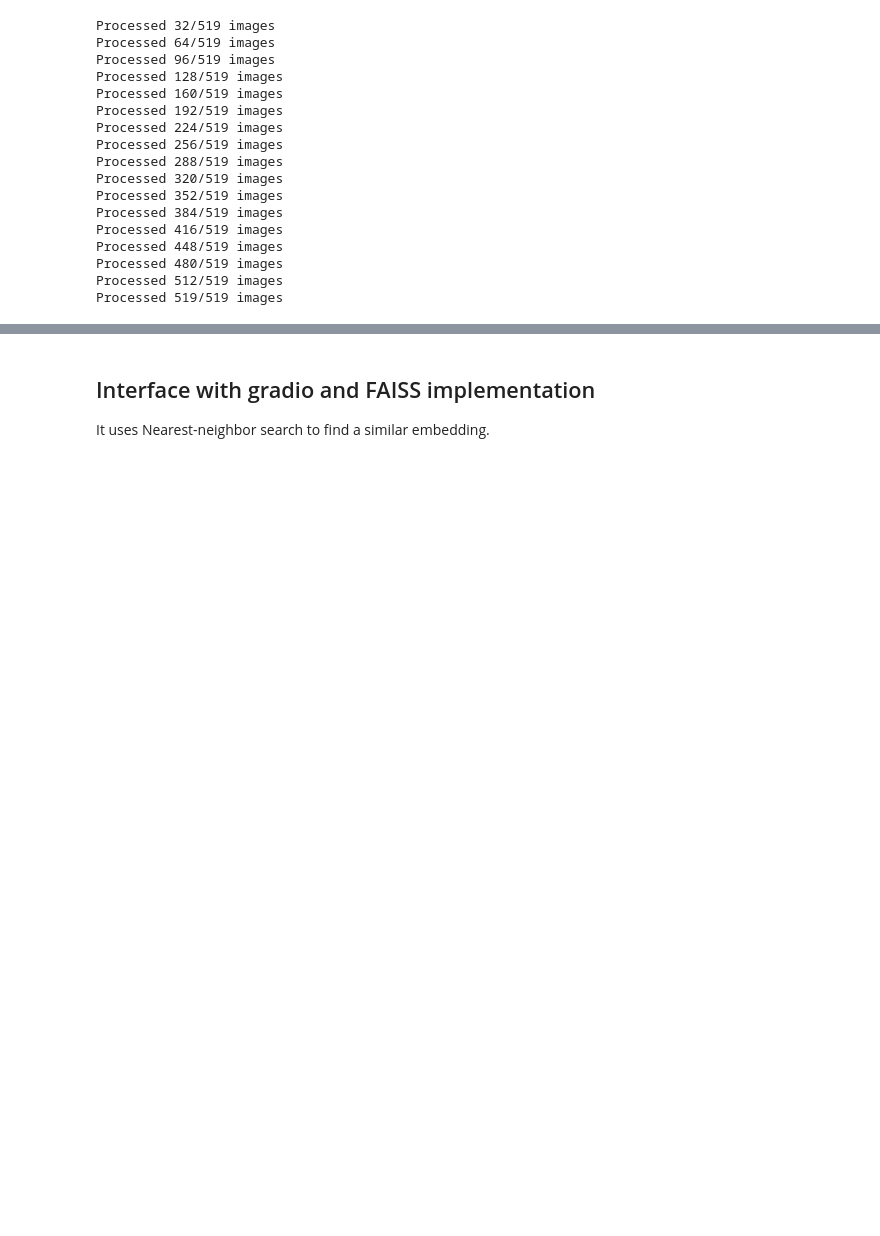
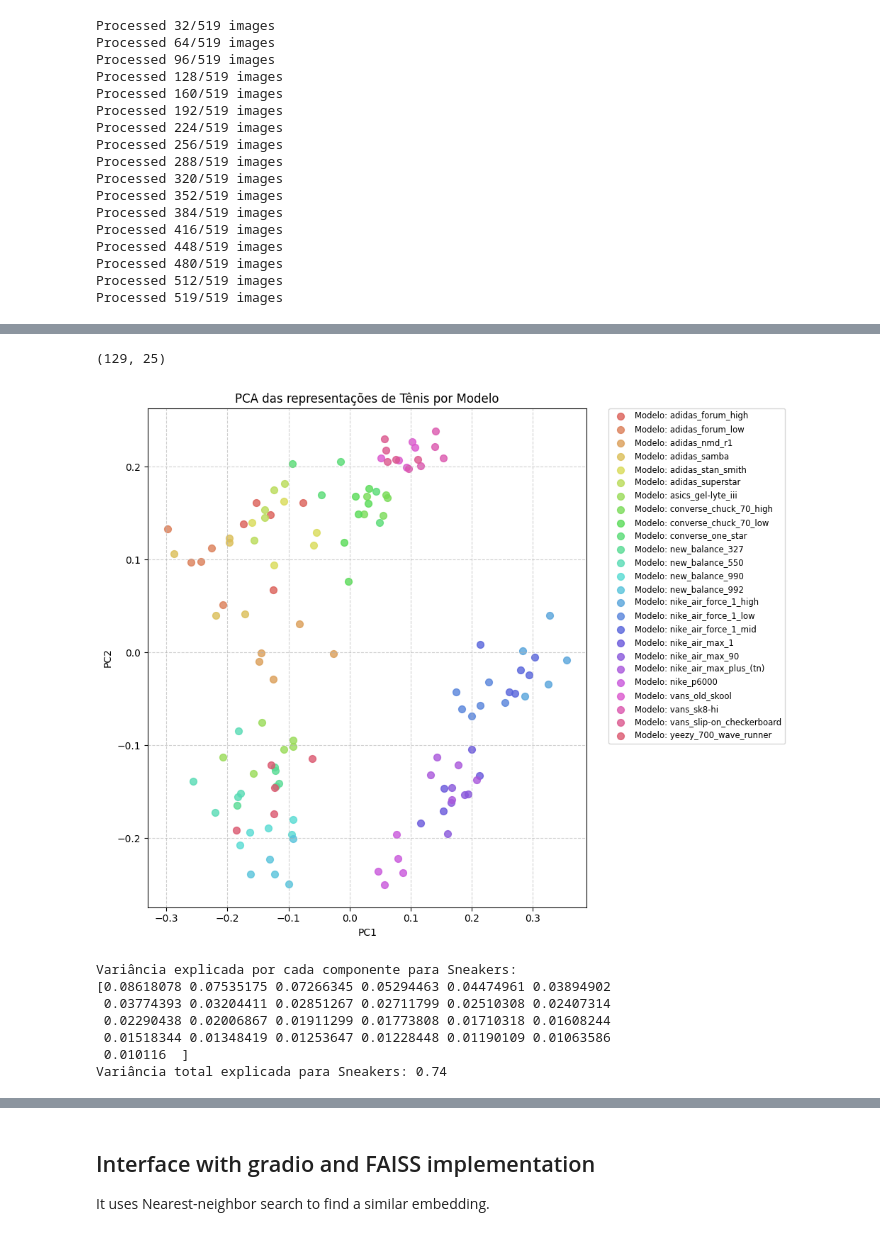
Before and after one commit to allvaret/embeddings_similarity_recommendation, a Jupyter notebook: notebooks/02_recomendation.ipynb, the cells around one changed output, grey strips where cells are left out. Cells and saved outputs as stored; diff of their text form; code cells hidden in the pictures; blank space fills up the shorter version.

```diff
--- a/notebooks/02_recomendation.ipynb
+++ b/notebooks/02_recomendation.ipynb
@@ -205,3 +263,60 @@ Processed 519/519 images
+# %%
+import matplotlib.pyplot as plt
+from sklearn.decomposition import PCA
+import seaborn as sns # Import seaborn
+
+# Filter for sneakers category
+sneakers_mask = metadata_df['category'] == 'sneakers'
+sneakers_embeddings = embeddings[sneakers_mask].cpu().numpy()
+sneakers_metadata = metadata_df[sneakers_mask]
+
+# Define y for sneakers as model_id
+y_sneakers = sneakers_metadata['model_id'].values
+
+# Perform PCA on sneakers embeddings
+pca_sneakers = PCA(n_components=25)
+X_2d_sneakers = pca_sneakers.fit_transform(sneakers_embeddings)
+
+print(X_2d_sneakers.shape)
+
+plt.figure(figsize=(10, 8)) # Increased figure size for better readability
+
+unique_models = np.unique(y_sneakers)
+# Generate a colormap with enough distinct colors for all unique models using seaborn
+colors = sns.color_palette('hls', n_colors=len(unique_models))
+model_to_color = {model: colors[i] for i, model in enumerate(unique_models)}
+
+for model_id in unique_models:
+    mask = y_sneakers == model_id
+    plt.scatter(
+        X_2d_sneakers[mask, 0],
+        X_2d_sneakers[mask, 1],
+        label=f"Modelo: {model_id}",
+        color=model_to_color[model_id],
+        s=50, alpha=0.8
+    )
+
+plt.xlabel("PC1")
+plt.ylabel("PC2")
+plt.title("PCA das representações de Tênis por Modelo")
+plt.legend(bbox_to_anchor=(1.05, 1), loc='upper left', borderaxespad=0., fontsize='small') # Adjusted legend position and size
+plt.grid(True, linestyle='--', alpha=0.6)
+plt.tight_layout()
+plt.show()
+
+print("Variância explicada por cada componente para Sneakers:")
+print(pca_sneakers.explained_variance_ratio_)
+print(f"Variância total explicada para Sneakers: {pca_sneakers.explained_variance_ratio_.sum():.2f}")
+# %% [output]
+(129, 25)
+[figure, added]
+Variância explicada por cada componente para Sneakers:
+[0.08618078 0.07535175 0.07266345 0.05294463 0.04474961 0.03894902
+ 0.03774393 0.03204411 0.02851267 0.02711799 0.02510308 0.02407314
+ 0.02290438 0.02006867 0.01911299 0.01773808 0.01710318 0.01608244
+ 0.01518344 0.01348419 0.01253647 0.01228448 0.01190109 0.01063586
+ 0.010116  ]
+Variância total explicada para Sneakers: 0.74
 # %%
 !pip install faiss-gpu
 import faiss
```
Also changed, not shown: parts of 7 cells of this notebook.
